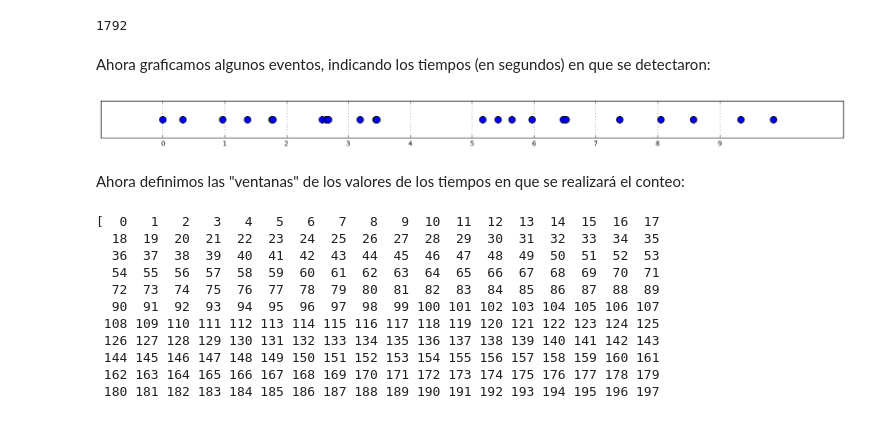
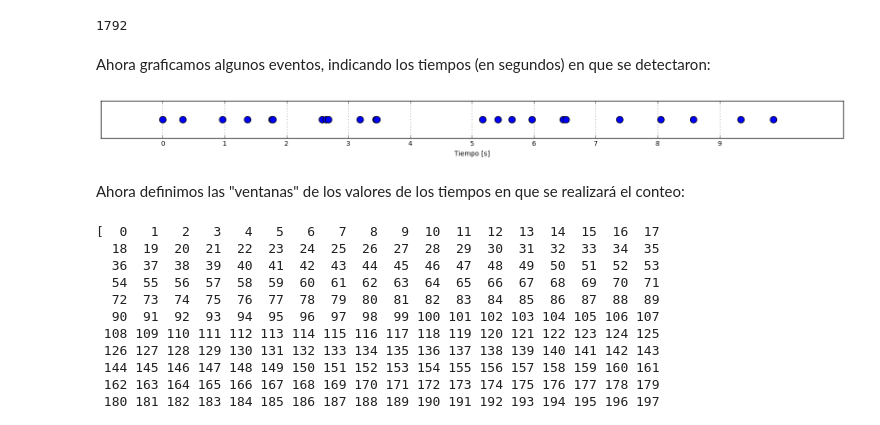
Before and after one commit to gfrubi/Lab, a Jupyter notebook: notebooks/Conteo-15-minutos.ipynb, the cells around one changed output. Cells and saved outputs as stored; diff of their text form; code cells hidden in the pictures.

```diff
--- a/notebooks/Conteo-15-minutos.ipynb
+++ b/notebooks/Conteo-15-minutos.ipynb
@@ -18,14 +18,15 @@ Ahora graficamos algunos eventos, indicando los tiempos (en segundos) en que se
 # %%
 figure(figsize=(20,1))
 segundos=10 # cambiar este parámetro para graficar más segundos
 mask=t<segundos
 scatter(t[mask],0*t[mask], s=100)
 xlim(-1,segundos+1)
 yticks([])
 xticks(range(segundos))
+xlabel('Tiempo [s]')
 grid()
 # %% [output]
-[figure, old version]
+[figure, new version]
 # %% [markdown]
 Ahora definimos las "ventanas" de los valores de los tiempos en que se realizará el conteo:
 # %%
```
Also changed, not shown: parts of 9 cells of this notebook.
